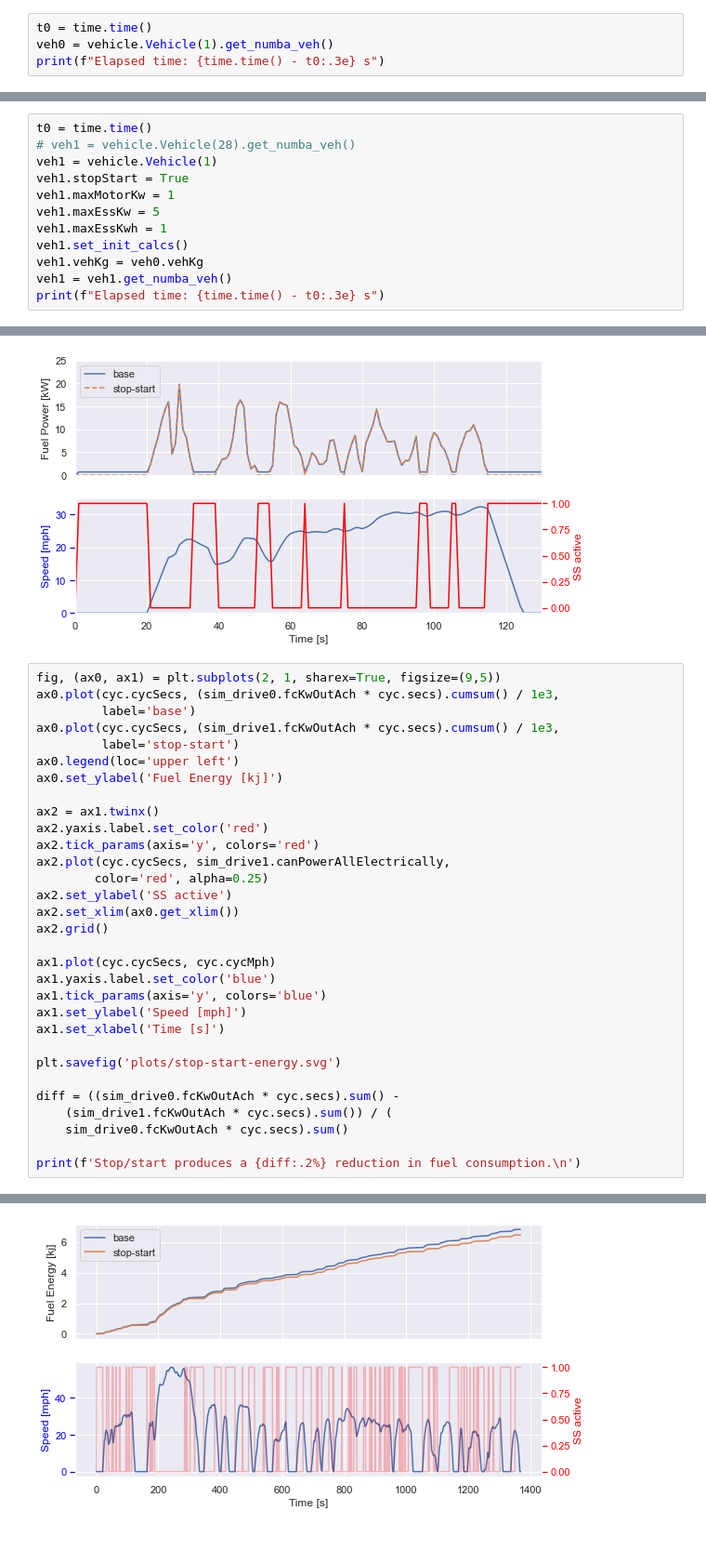
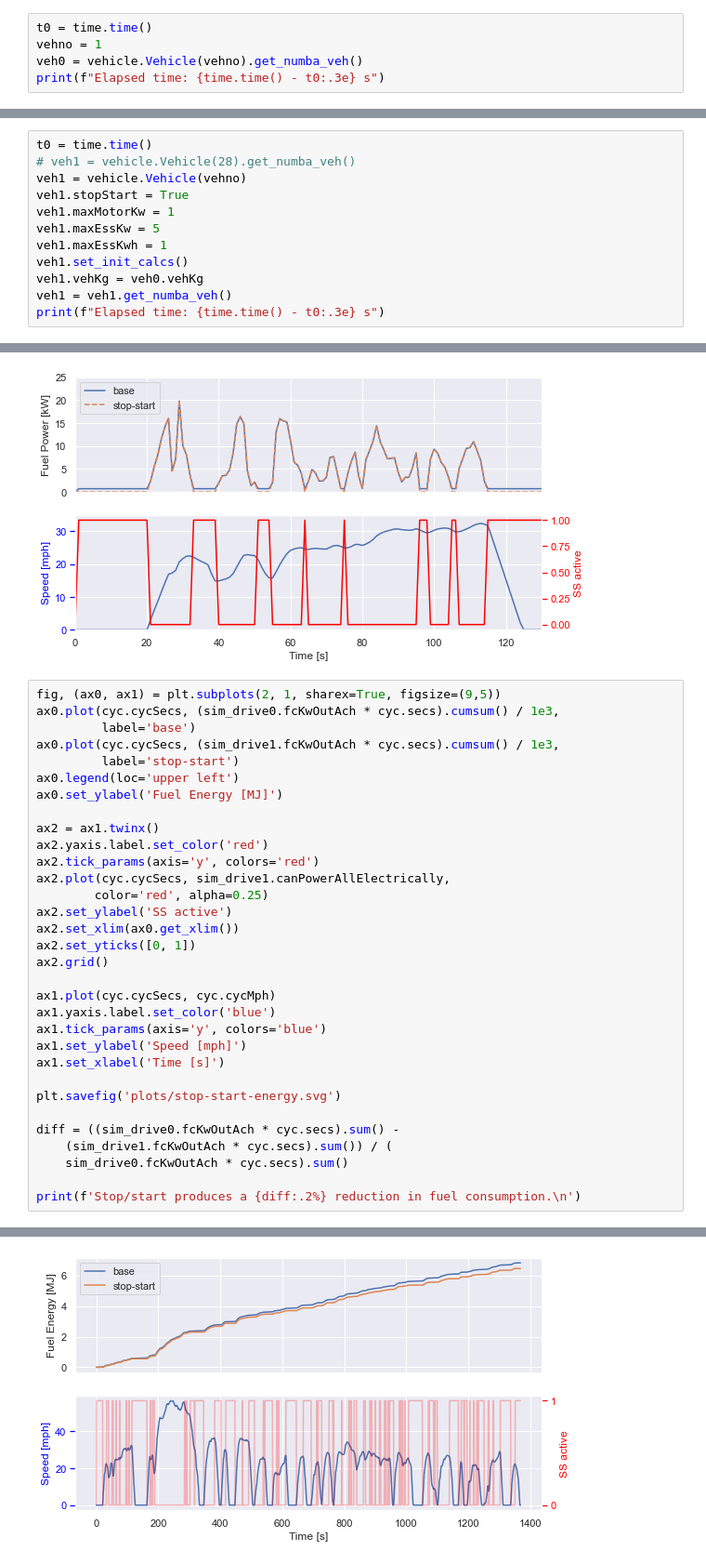
Before and after one commit to NREL/fastsim, a Jupyter notebook: docs/stop_start.ipynb, the cells around one changed output, grey strips where cells are left out. Shown at 93% size. Drawn from its saved outputs; the diff is of its cells as text.

Commit message:
fixed some plotting formatting

```diff
--- a/docs/stop_start.ipynb
+++ b/docs/stop_start.ipynb
@@ -29,5 +29,6 @@ Elapsed time: 8.518e-01 s
 # %%
 t0 = time.time()
-veh0 = vehicle.Vehicle(1).get_numba_veh()
+vehno = 1
+veh0 = vehicle.Vehicle(vehno).get_numba_veh()
 print(f"Elapsed time: {time.time() - t0:.3e} s")
 # %% [output]
@@ -35,7 +36,7 @@ Elapsed time: 9.333e+00 s
 # %%
 t0 = time.time()
 # veh1 = vehicle.Vehicle(28).get_numba_veh()
-veh1 = vehicle.Vehicle(1)
+veh1 = vehicle.Vehicle(vehno)
 veh1.stopStart = True
 veh1.maxMotorKw = 1
 veh1.maxEssKw = 5
@@ -91,32 +92,33 @@ fig, (ax0, ax1) = plt.subplots(2, 1, sharex=True, figsize=(9,5))
 ax0.plot(cyc.cycSecs, (sim_drive0.fcKwOutAch * cyc.secs).cumsum() / 1e3,
          label='base')
 ax0.plot(cyc.cycSecs, (sim_drive1.fcKwOutAch * cyc.secs).cumsum() / 1e3,
          label='stop-start')
 ax0.legend(loc='upper left')
-ax0.set_ylabel('Fuel Energy [kj]')
+ax0.set_ylabel('Fuel Energy [MJ]')
 
 ax2 = ax1.twinx()
 ax2.yaxis.label.set_color('red')
 ax2.tick_params(axis='y', colors='red')
 ax2.plot(cyc.cycSecs, sim_drive1.canPowerAllElectrically,
         color='red', alpha=0.25)
 ax2.set_ylabel('SS active')
 ax2.set_xlim(ax0.get_xlim())
+ax2.set_yticks([0, 1])
 ax2.grid()
 
 ax1.plot(cyc.cycSecs, cyc.cycMph)
 ax1.yaxis.label.set_color('blue')
 ax1.tick_params(axis='y', colors='blue')
 ax1.set_ylabel('Speed [mph]')
 ax1.set_xlabel('Time [s]')
 
 plt.savefig('plots/stop-start-energy.svg')
 
 diff = ((sim_drive0.fcKwOutAch * cyc.secs).sum() -
     (sim_drive1.fcKwOutAch * cyc.secs).sum()) / (
     sim_drive0.fcKwOutAch * cyc.secs).sum()
 
 print(f'Stop/start produces a {diff:.2%} reduction in fuel consumption.\n')
 # %% [output]
 Stop/start produces a 5.42% reduction in fuel consumption.
-[figure, old version]
+[figure, new version]
```
Also changed, not shown: parts of 4 cells of this notebook.
